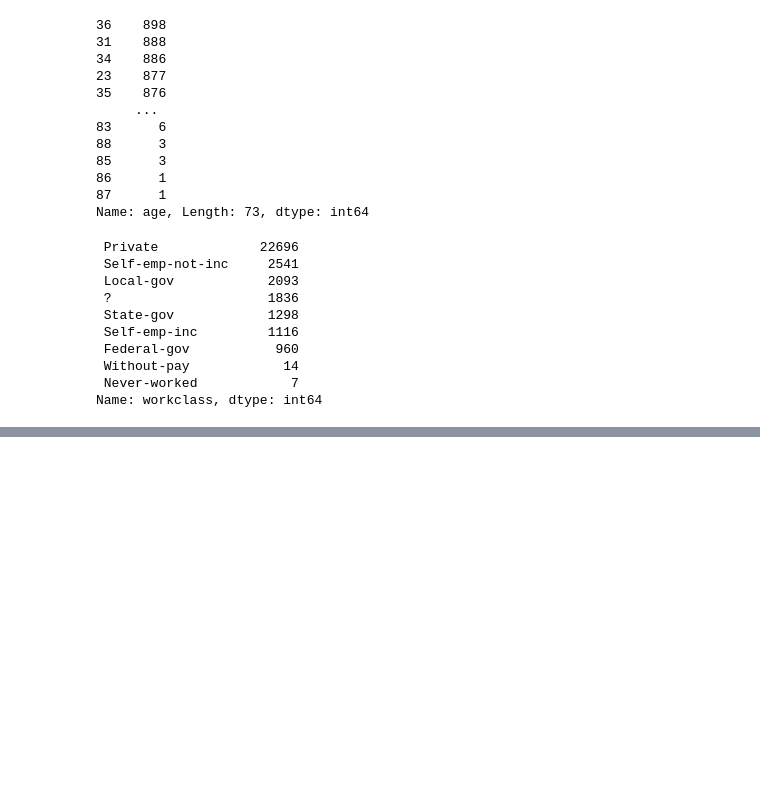
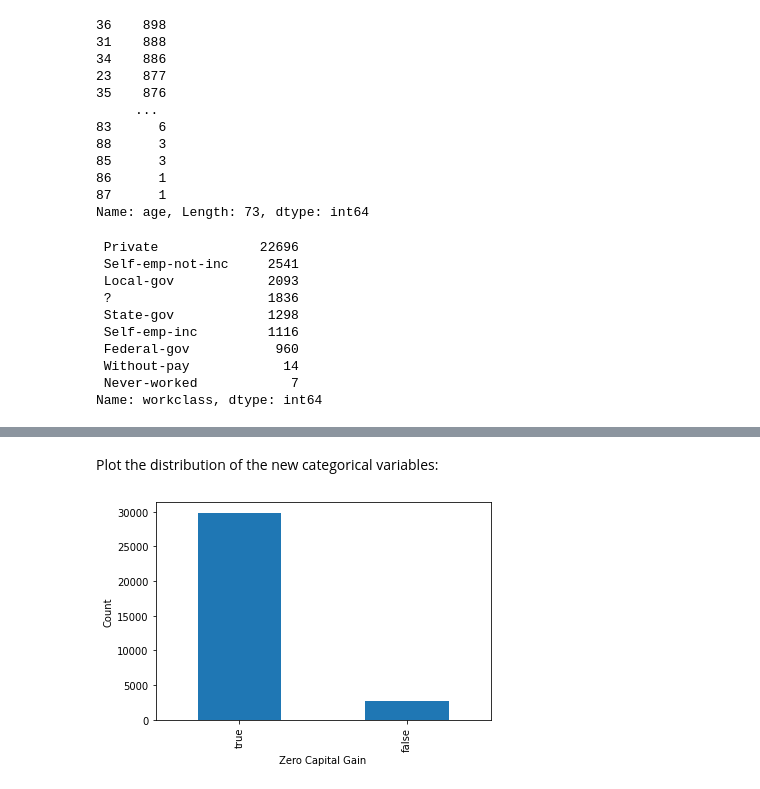
Before and after one commit to Runshi-Yang/JSC270-Assignment2, a Jupyter notebook: JSC270_Assignment2.ipynb, the cells around one changed output, grey strips where cells are left out. Cells and saved outputs as stored; diff of their text form; code cells hidden in the pictures; blank space fills up the shorter version.

```diff
--- a/JSC270_Assignment2.ipynb
+++ b/JSC270_Assignment2.ipynb
@@ -85,0 +291,15 @@ Name: workclass, dtype: int64
+# %%
+gain_types = [income94['capital_gain'] == 0, income94['capital_gain'] != 0]
+loss_types = [income94['capital_loss'] == 0, income94['capital_loss'] != 0]
+type_values = ['true', 'false']
+income94['zero_gain'] = np.select(gain_types, type_values)
+income94['zero_loss'] = np.select(loss_types, type_values)
+# %% [markdown]
+Plot the distribution of the new categorical variables:
+# %%
+income94['zero_gain'].value_counts().plot(kind = 'bar')
+plt.xlabel('Zero Capital Gain')
+plt.ylabel('Count')
+plt.show()
+# %% [output]
+[figure, added]
```
Also changed, not shown: parts of 39 cells of this notebook.
